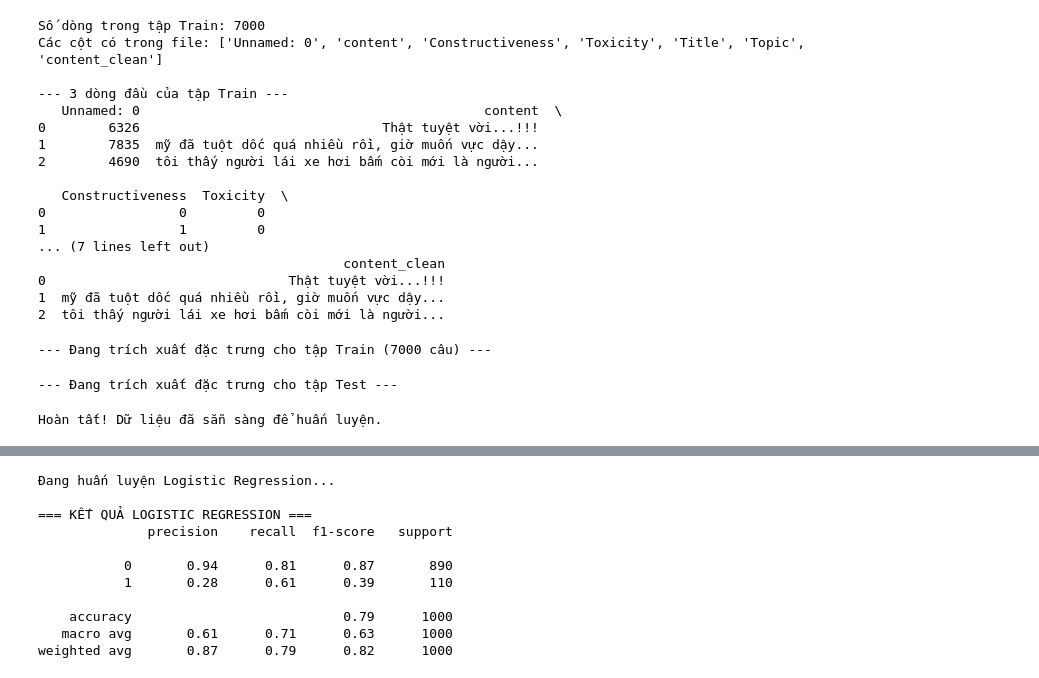
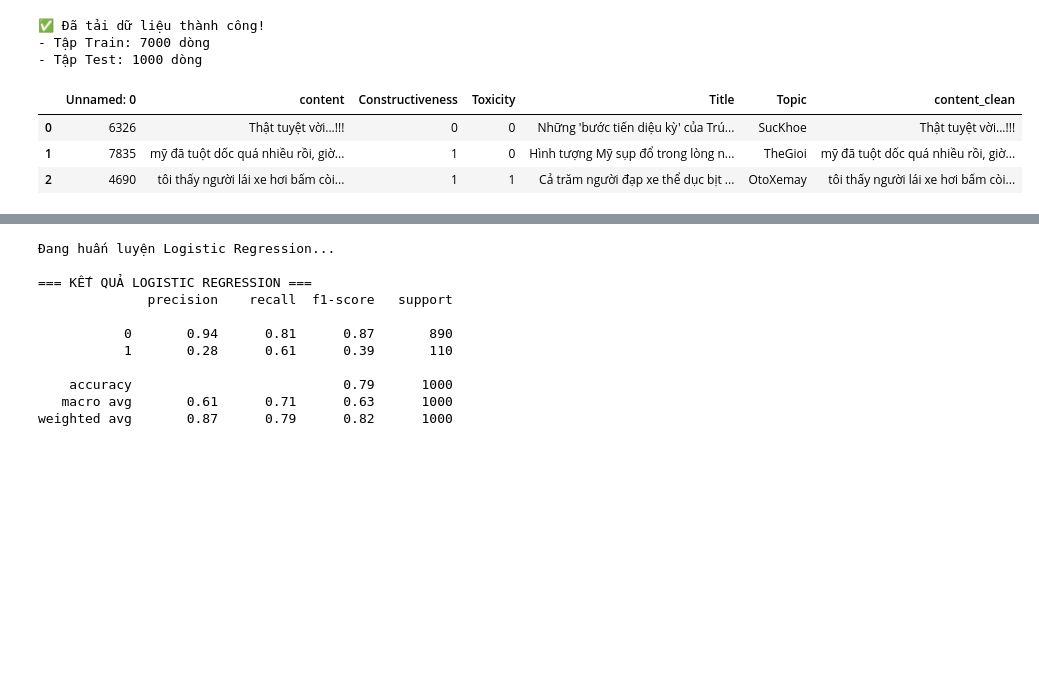
Before and after one commit to anhndt0310-jpg/vietnamese-cyberbullying-detection, a Jupyter notebook: vietnamese_cyberbullying_detection.ipynb, the cells around one changed output, grey strips where cells are left out. Saved outputs shown, nothing was run; the diff lists cells and outputs as text; code cells hidden in the pictures; blank space fills up the shorter version.

```diff
--- a/vietnamese_cyberbullying_detection.ipynb
+++ b/vietnamese_cyberbullying_detection.ipynb
@@ -31,50 +23,24 @@ GPU đang sẵn sàng: True
 # %%
 import pandas as pd
-#Đường dẫn file từ drive
+
+# Đường dẫn chính xác đã xác nhận
 train_path = '/content/drive/MyDrive/df_train_clean.csv'
 test_path = '/content/drive/MyDrive/df_test_clean.csv'
 
+# Nạp dữ liệu
 train_df = pd.read_csv(train_path)
 test_df = pd.read_csv(test_path)
 
-# Check thông tin xem đã được nạp thành công chưa
-print("Số dòng trong tập Train:", len(train_df))
-print("Các cột có trong file:", train_df.columns.tolist())
+print(f"✅ Đã tải dữ liệu thành công!")
+print(f"- Tập Train: {len(train_df)} dòng")
+print(f"- Tập Test: {len(test_df)} dòng")
 
-# check 3 dòng đầu
-print("\n[3 dòng đầu tập train]")
-print(train_df.head(3))
+display(train_df.head(3))
 # %% [output]
-Số dòng trong tập Train: 7000
-Các cột có trong file: ['Unnamed: 0', 'content', 'Constructiveness', 'Toxicity', 'Title', 'Topic', 'content_clean']
-
---- 3 dòng đầu của tập Train ---
-   Unnamed: 0                                            content  \
-0        6326                               Thật tuyệt vời...!!!
-1        7835  mỹ đã tuột dốc quá nhiều rồi, giờ muốn vực dậy...
-2        4690  tôi thấy người lái xe hơi bấm còi mới là người...
-
-   Constructiveness  Toxicity  \
-0                 0         0
-1                 1         0
-... (7 lines left out)
-                                       content_clean
-0                               Thật tuyệt vời...!!!
-1  mỹ đã tuột dốc quá nhiều rồi, giờ muốn vực dậy...
-2  tôi thấy người lái xe hơi bấm còi mới là người...
+✅ Đã tải dữ liệu thành công!
+- Tập Train: 7000 dòng
+- Tập Test: 1000 dòng
+|  | Unnamed: 0 | content | Constructiveness | Toxicity | Title | Topic | content_clean |
+| 0 | 6326 | Thật tuyệt vời...!!! | 0 | 0 | Những 'bước tiến diệu kỳ' của Trú... | SucKhoe | Thật tuyệt vời...!!! |
+| 1 | 7835 | mỹ đã tuột dốc quá nhiều rồi, giờ... | 1 | 0 | Hình tượng Mỹ sụp đổ trong lòng n... | TheGioi | mỹ đã tuột dốc quá nhiều rồi, giờ... |
+| 2 | 4690 | tôi thấy người lái xe hơi bấm còi... | 1 | 1 | Cả trăm người đạp xe thể dục bịt ... | OtoXemay | tôi thấy người lái xe hơi bấm còi... |
-# %%
-# Trích xuất cho tập Train
-print("[Đang trích xuất đặc trưng cho tập Train]")
-X_train_emb = get_phobert_embeddings(train_df['content_clean'].fillna('').tolist())
-y_train = train_df['Toxicity'].values
-
-# Trích xuất cho tập Test
-print("\n[Đang trích xuất đặc trưng cho tập Test]")
-X_test_emb = get_phobert_embeddings(test_df['content_clean'].fillna('').tolist())
-y_test = test_df['Toxicity'].values
-
-print("\n\nĐÃ XONG! DỮ LIỆU ĐÃ SẴN SÀNG ĐỂ HUẤN LUYỆN")
-# %% [output]
---- Đang trích xuất đặc trưng cho tập Train (7000 câu) ---
---- Đang trích xuất đặc trưng cho tập Test ---
-Hoàn tất! Dữ liệu đã sẵn sàng để huấn luyện.
```
Also changed, not shown: parts of 12 cells of this notebook.
